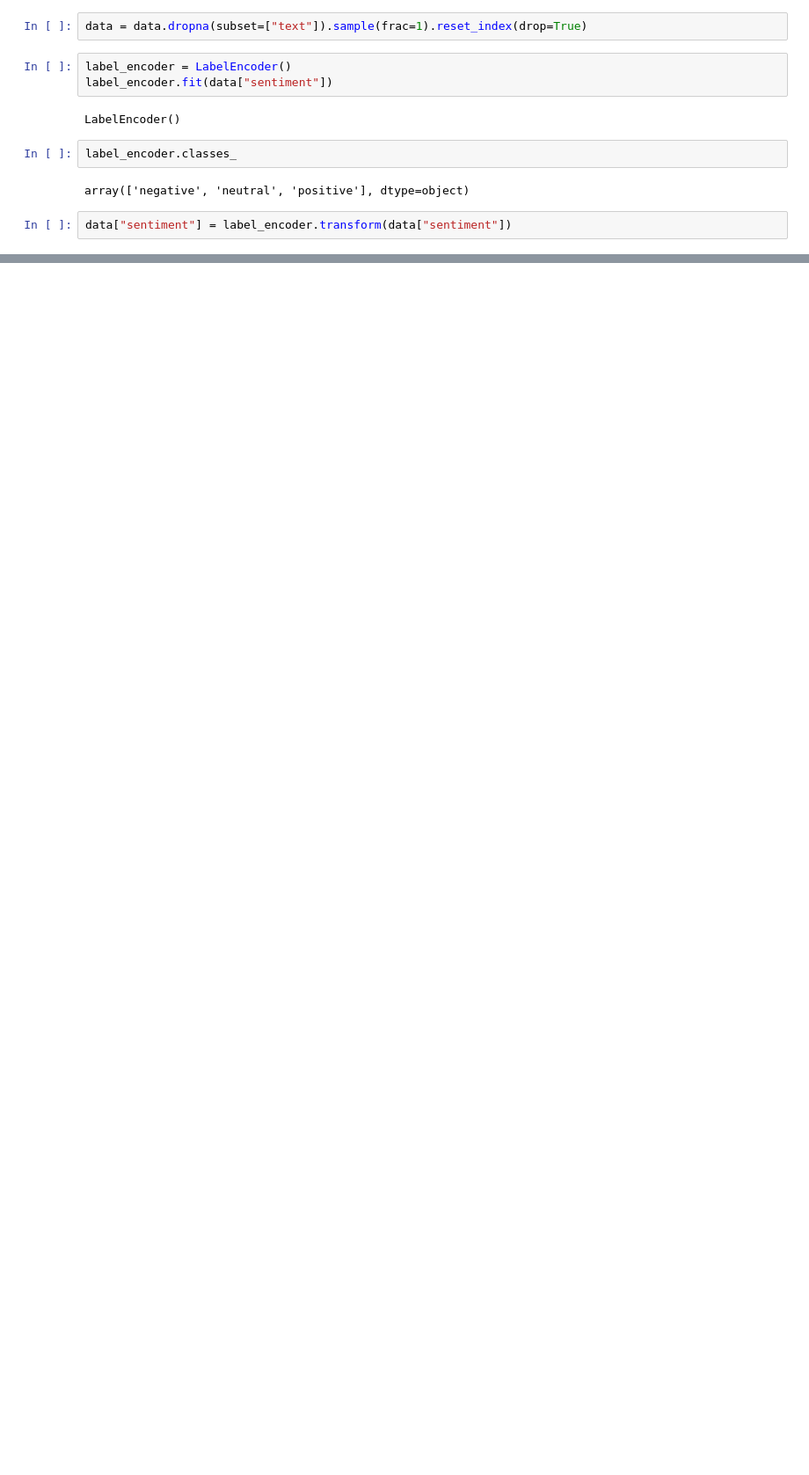
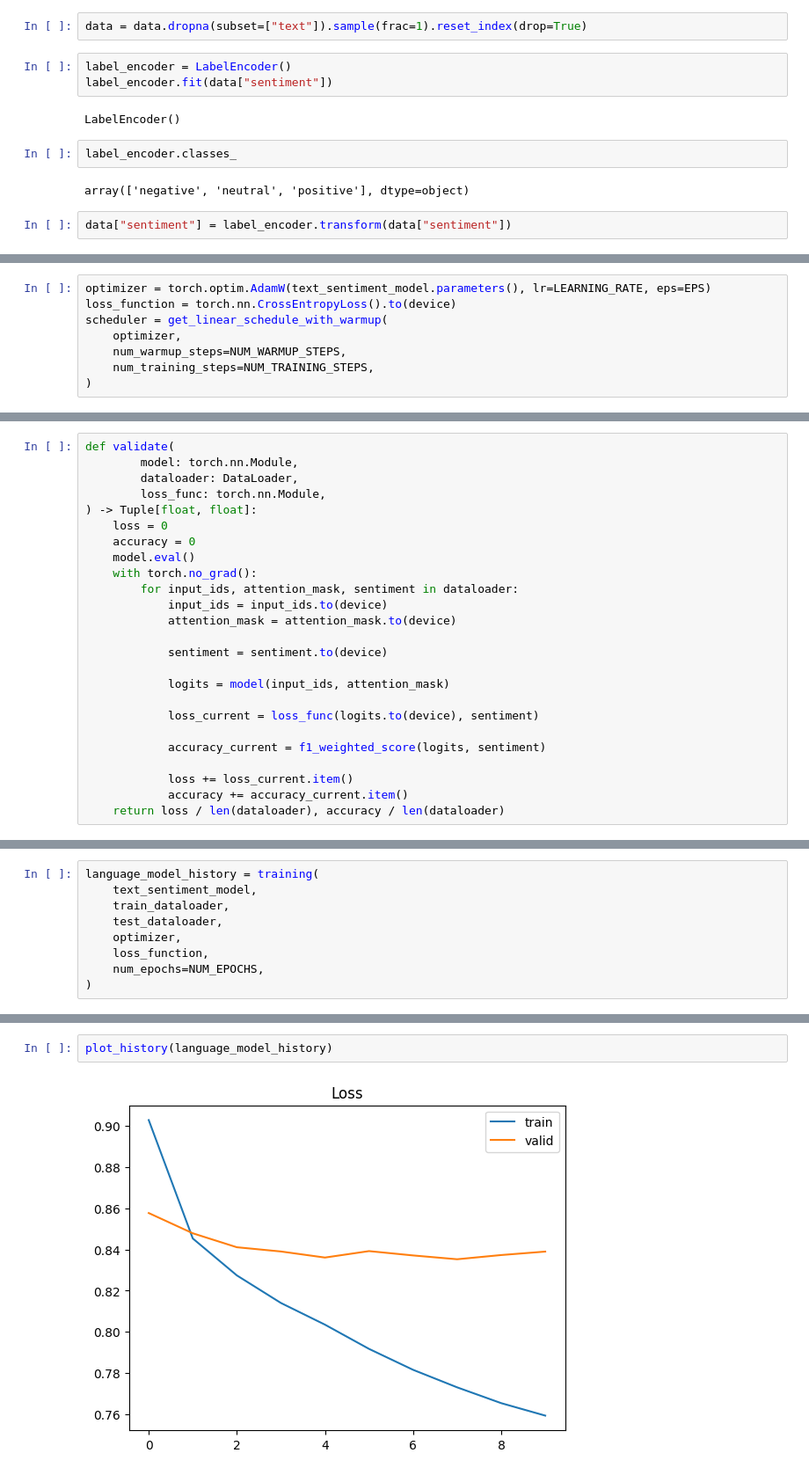
Before and after one commit to DimaScientist/RuSentimentFactors, a Jupyter notebook: notebooks/ru-text-sentiment/deep_learning/transformers.ipynb, the cells around one changed output, grey strips where cells are left out. Shown: that part at 88% size. Saved outputs shown, nothing was run; the diff lists cells and outputs as text; blank space fills up the shorter version.

```diff
--- a/notebooks/ru-text-sentiment/deep_learning/transformers.ipynb
+++ b/notebooks/ru-text-sentiment/deep_learning/transformers.ipynb
@@ -549,0 +250,8 @@ Accuracy: 0.689075
+# %%
+optimizer = torch.optim.AdamW(text_sentiment_model.parameters(), lr=LEARNING_RATE, eps=EPS)
+loss_function = torch.nn.CrossEntropyLoss().to(device)
+scheduler = get_linear_schedule_with_warmup(
+    optimizer,
+    num_warmup_steps=NUM_WARMUP_STEPS,
+    num_training_steps=NUM_TRAINING_STEPS,
+)
@@ -549,0 +305,25 @@ Accuracy: 0.689075
+# %%
+def validate(
+        model: torch.nn.Module,
+        dataloader: DataLoader,
+        loss_func: torch.nn.Module,
+) -> Tuple[float, float]:
+    loss = 0
+    accuracy = 0
+    model.eval()
+    with torch.no_grad():
+        for input_ids, attention_mask, sentiment in dataloader:
+            input_ids = input_ids.to(device)
+            attention_mask = attention_mask.to(device)
+
+            sentiment = sentiment.to(device)
+
+            logits = model(input_ids, attention_mask)
+
+            loss_current = loss_func(logits.to(device), sentiment)
+
+            accuracy_current = f1_weighted_score(logits, sentiment)
+
+            loss += loss_current.item()
+            accuracy += accuracy_current.item()
+    return loss / len(dataloader), accuracy / len(dataloader)
@@ -549,0 +368,9 @@ Accuracy: 0.689075
+# %%
+language_model_history = training(
+    text_sentiment_model,
+    train_dataloader,
+    test_dataloader,
+    optimizer,
+    loss_function,
+    num_epochs=NUM_EPOCHS,
+)
@@ -549,0 +395,4 @@ Accuracy: 0.689075
+# %%
+plot_history(language_model_history)
+# %% [output]
+[figure, added]
```
Also changed, not shown: parts of 54 cells of this notebook, 27 other files.
